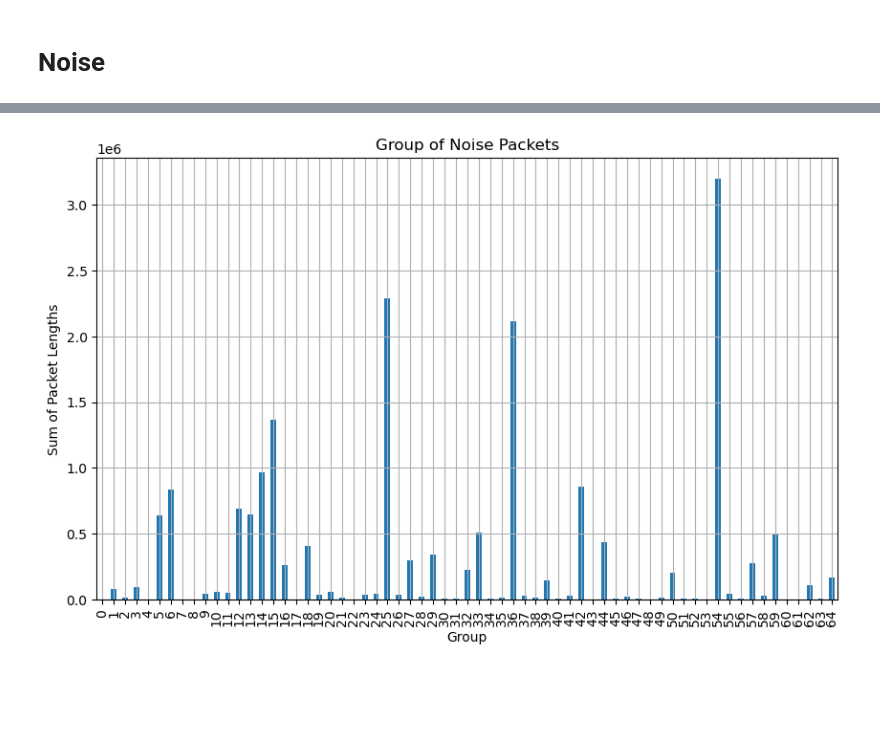
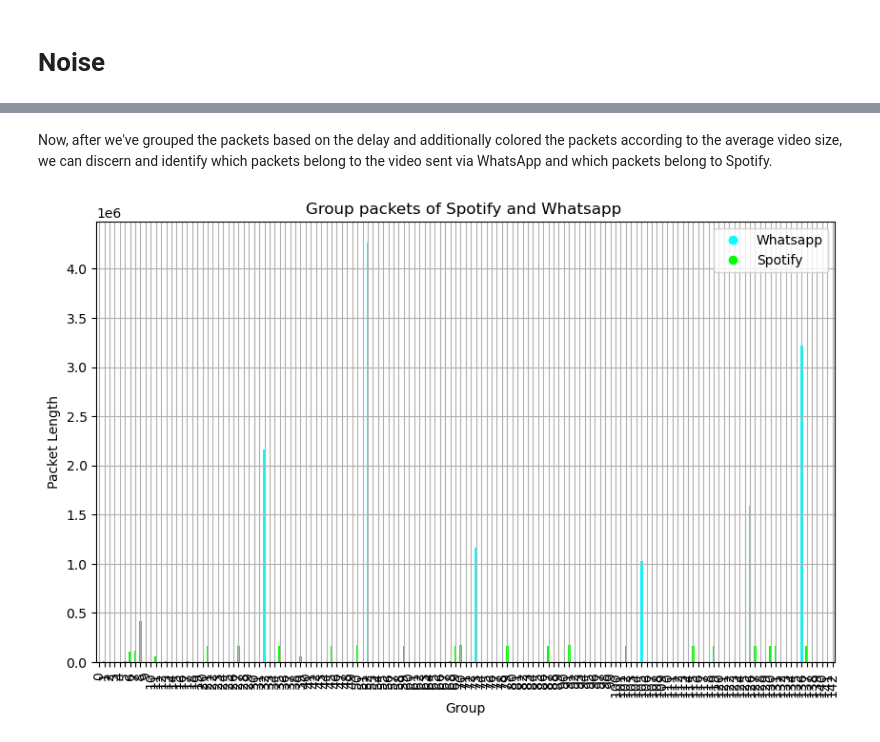
Before and after one commit to Kfirul/Computer_Networks_Final_Project, a Jupyter notebook: Computers Network.ipynb, the cells around one changed output, grey strips where cells are left out. Drawn from its saved outputs; the diff is of its cells as text; code cells hidden in the pictures; blank space fills up the shorter version.

```diff
--- a/Computers Network.ipynb
+++ b/Computers Network.ipynb
@@ -875,7 +890,7 @@ Now we'll try to identify files that were sent in WhatsApp, given deliberate "no
 
 </span>
 # %%
-data_Noise=create_df('C:\\Users\\USER\\Desktop\\Computers_Network\\CsvFiles\\Noise.csv')
+data_Noise=create_df('C:\\Users\\USER\\Desktop\\Computers_Network\\CsvFiles\\NoiseVideo.csv')
 data_Noise
 # %% [output]
 |  | Time | Source | Destination | Protocol | Length | Info | Delay |
@@ -981,17 +949,36 @@ plt.show()
+# %% [markdown]
+Now, after we've grouped the packets based on the delay and additionally colored the packets according to the average video size, we can discern and identify which packets belong to the video sent via WhatsApp and which packets belong to Spotify.
 # %%
 # Set the threshold interval
 threshold = 0.1  # seconds
 
 # Group the data by delay intervals and sum the packet lengths
-data_grouped = data_Video.groupby(data_Noise['Delay'].gt(threshold).cumsum())['Length'].sum()
+data_grouped = data_Noise.groupby(data_Noise['Delay'].gt(threshold).cumsum())['Length'].sum()
 
-# Create the bar graph
+# Determine color categories based on conditions
+color_categories = []
+for value in data_grouped:
+    if average_of_Videos - average_of_Videos/1.2 < value < average_of_Videos + average_of_Videos/1.2:
+            color_categories.append('cyan')
+    else:
+        color_categories.append('lime')
+
 plt.figure(figsize=(10, 6))  # Adjust the figure size as needed
-data_grouped.plot(kind='bar', x=data_grouped.index, y=data_grouped.values)
-plt.xlabel('Group')
-plt.ylabel('Sum of Packet Lengths')
-plt.title(f'Group of Noise Packets')
-plt.grid(True)
+ax = data_grouped.plot(kind='bar', color=color_categories, label='Sum of Lengths')
+ax.set_xlabel('Group')
+ax.set_ylabel('Packet Length')
+ax.set_title(f'Group packets of Spotify and Whatsapp ')
+
+# Create custom legend
+legend_labels = {
+    'cyan': 'Whatsapp',
+    'lime': 'Spotify'
+}
+handles = [plt.Line2D([0], [0], color=color, marker='o', linestyle='', label=label)
+           for color, label in legend_labels.items()]
+
+ax.legend(handles=handles)
+ax.grid(True)
 plt.show()
 # %% [output]
-[figure, old version]
+[figure, new version]
```
Also changed, not shown: parts of 66 cells of this notebook, 2 other files.
